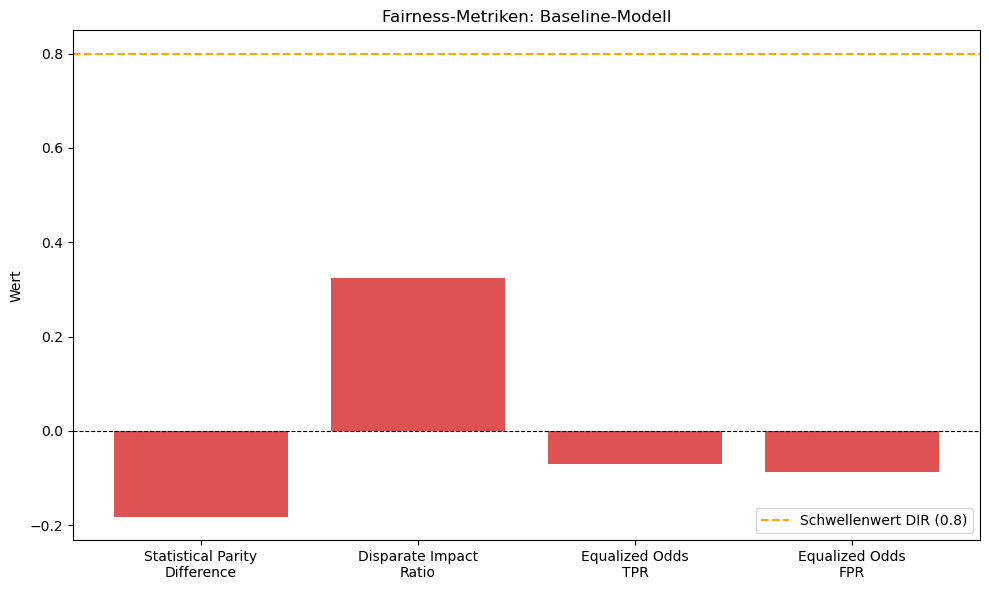
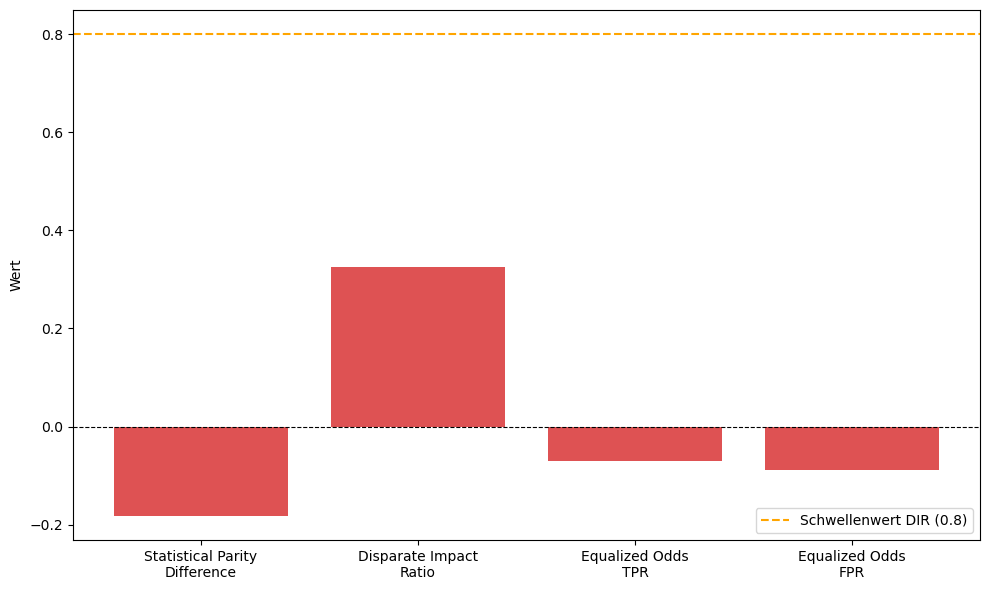
Code edit (unified diff) that turned the first committed figure into the second:
--- before
+++ after
@@ -20,5 +20,5 @@
 
 ax.set_ylabel('Wert')
-ax.set_title('Fairness-Metriken: Baseline-Modell')
+# ax.set_title('Fairness-Metriken: Baseline-Modell')
 ax.legend()
 

Commit: remove figure titles from plots for thesis formatting